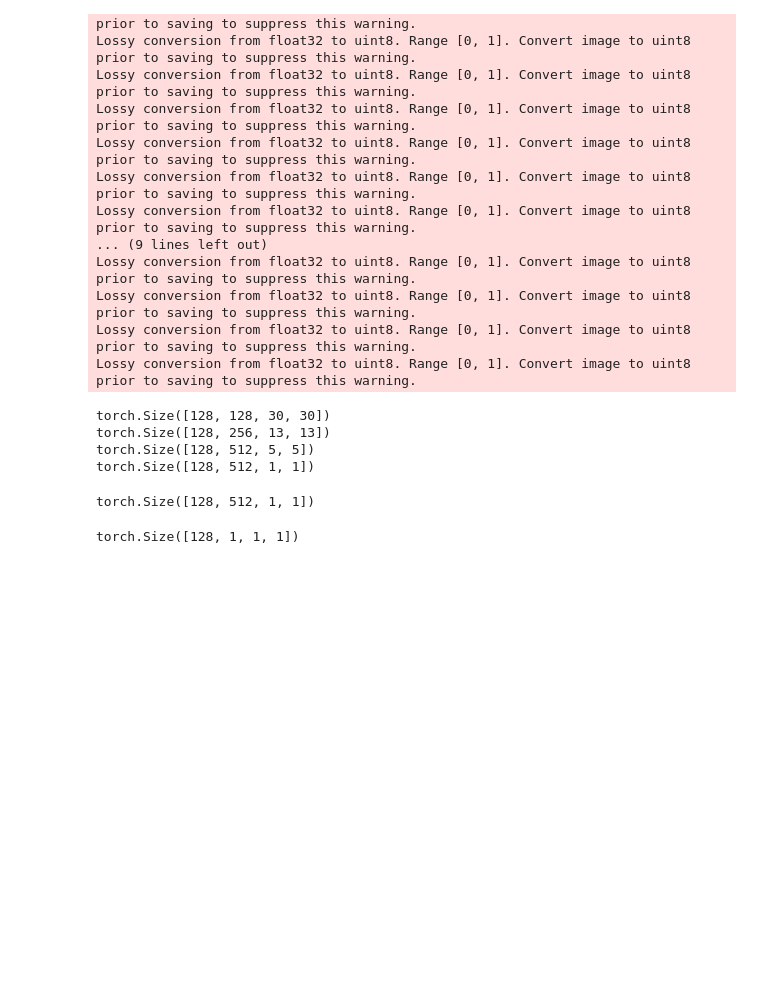
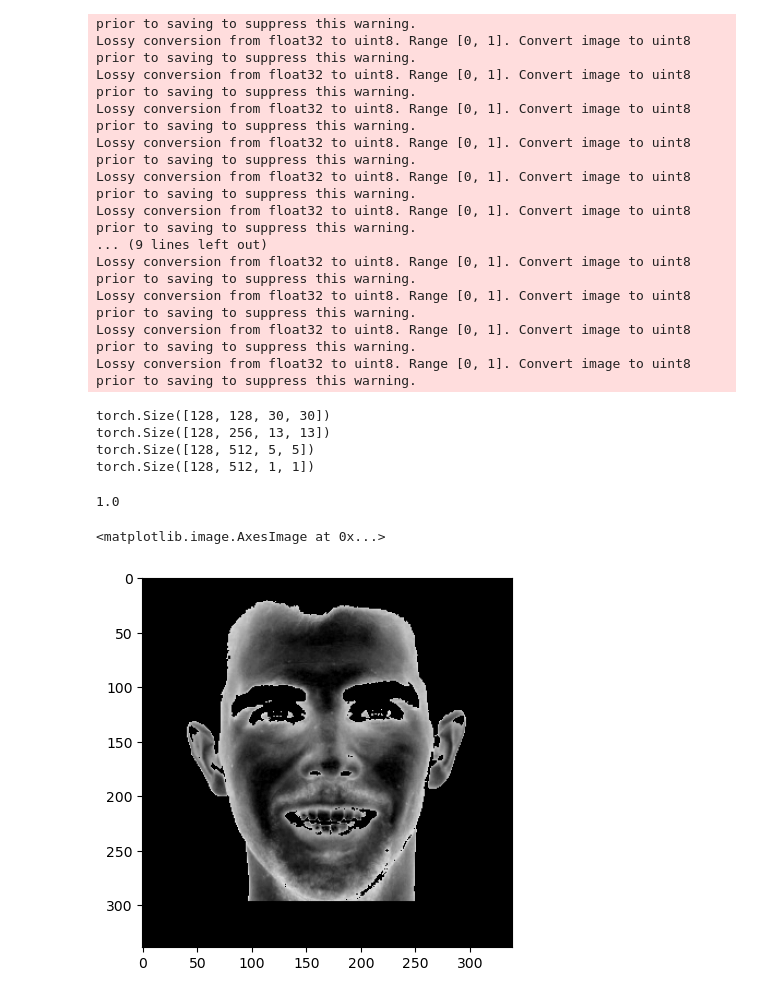
Before and after one commit to cxnam-vnuhcmus/TalkingHeadProject, a Jupyter notebook: Test.ipynb, the cells around one changed output. Cells and saved outputs as stored; diff of their text form; code cells hidden in the pictures; blank space fills up the shorter version.

```diff
--- a/Test.ipynb
+++ b/Test.ipynb
@@ -668,11 +668,11 @@ torch.Size([128, 128, 30, 30])
 torch.Size([128, 256, 13, 13])
 torch.Size([128, 512, 5, 5])
 torch.Size([128, 512, 1, 1])
-# %%
-out.shape
-# %% [output]
-torch.Size([128, 512, 1, 1])
-# %%
-prediction_map.shape
-# %% [output]
-torch.Size([128, 1, 1, 1])
+# %%
+import numpy as np
+y_pred = np.array([1., 1., 1., 1., 1., 1., 1., 1., 1., 1., 0., 0., 0., 0., 0., 0., 0., 0., 0., 0.])
+y_test = np.array([1., 1., 1., 1., 1., 1., 1., 1., 1., 1., 0., 0., 0., 0., 0., 0., 0., 0., 0., 0.])
+
+np.count_nonzero(y_pred == y_test) / len(y_test)
+# %% [output]
+1.0
@@ -678,0 +709,47 @@ torch.Size([128, 1, 1, 1])
+# %%
+import mediapipe as mp
+mp_face_detection = mp.solutions.face_detection
+import cv2
+import matplotlib.pyplot as plt
+from mlxtend.image import extract_face_landmarks
+from my_framework.modules.face_visual_module import connect_face_keypoints
+
+raw_img = cv2.imread('/root/Datasets/Features/M003/images/happy/level_1/00001/00001.jpg')
+
+img = raw_img
+with mp_face_detection.FaceDetection(model_selection=1, min_detection_confidence=0.8) as face_detection:
+    # results = face_detection.process(cv2.cvtColor(img, cv2.COLOR_BGR2RGB))
+    results = face_detection.process(img)
+    if results.detections:
+        index_detection = 0
+        max_score_detection = results.detections[0].score[0]
+        for index in range(1, len(results.detections)):
+            if results.detections[index].score[0] > max_score_detection:
+                index_detection = index
+                max_score_detection = results.detections[index].score[0]
+
+        detection = results.detections[index_detection]
+        bb = detection.location_data.relative_bounding_box
+        xmin = int(bb.xmin*img.shape[1]) - 50
+        ymin = int(bb.ymin*img.shape[0]) - 50
+        width, height = int(bb.width*img.shape[1]), int(bb.height*img.shape[0])
+        xmax = int(bb.xmin*img.shape[1]) + width + 50
+        ymax = int(bb.ymin*img.shape[0]) + height + 50
+        face = img[ymin:ymax, xmin:xmax].copy()
+
+        landmarks = extract_face_landmarks(face)
+
+maxface = np.max(landmarks[:,1], axis=0)
+
+
+img = face
+image_gray = cv2.cvtColor(img, cv2.COLOR_BGR2GRAY)
+ret, thresh = cv2.threshold(image_gray, 100, 255, cv2.THRESH_BINARY)
+img = img[:,:,2] * thresh
+img = 255 - img
+img[maxface:,:] = 255
+
+plt.imshow(img, cmap=plt.cm.binary)
+# %% [output]
+<matplotlib.image.AxesImage at 0x...>
+[figure, added]
```
Also changed, not shown: parts of 13 cells of this notebook, 5 other files.
